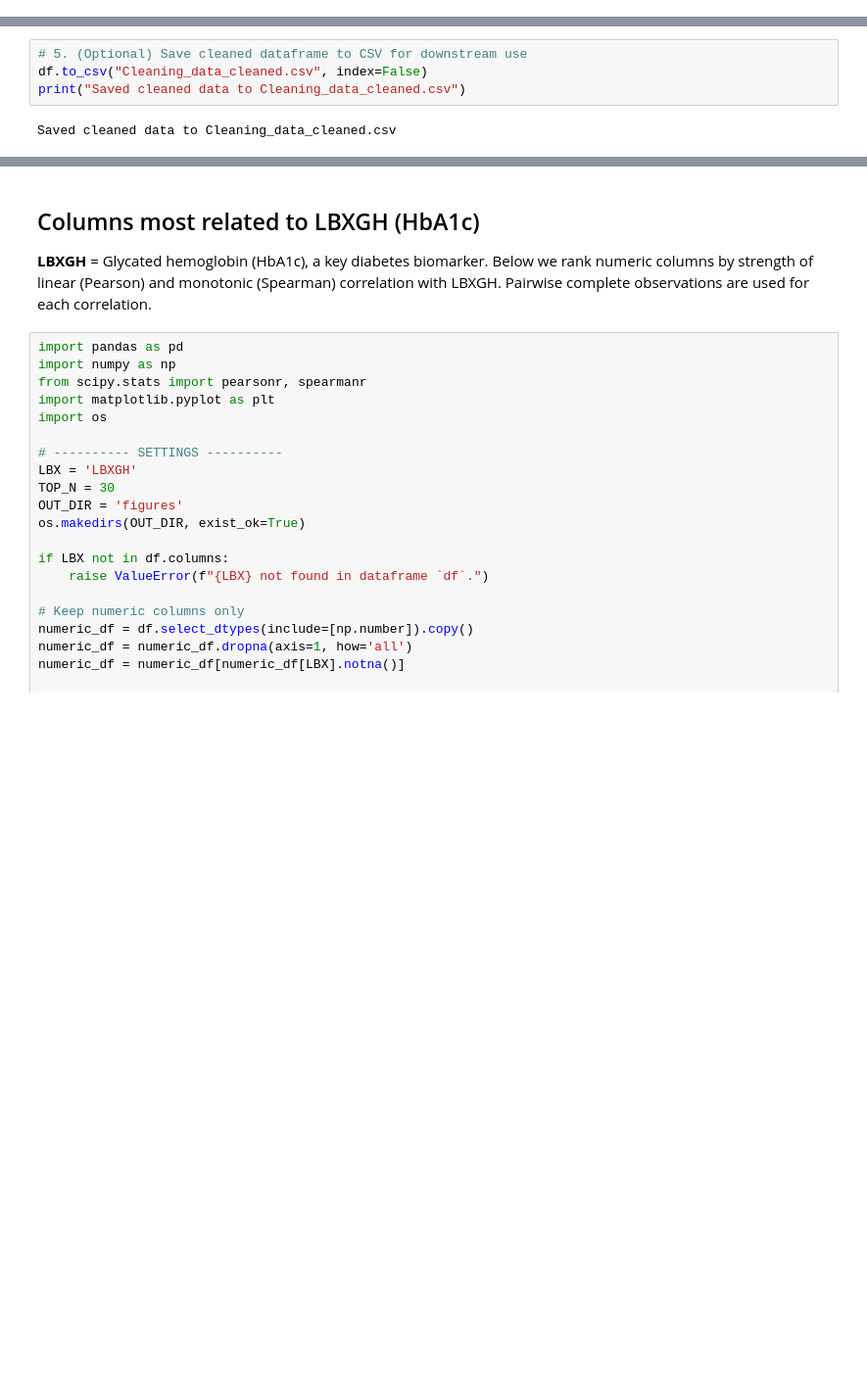
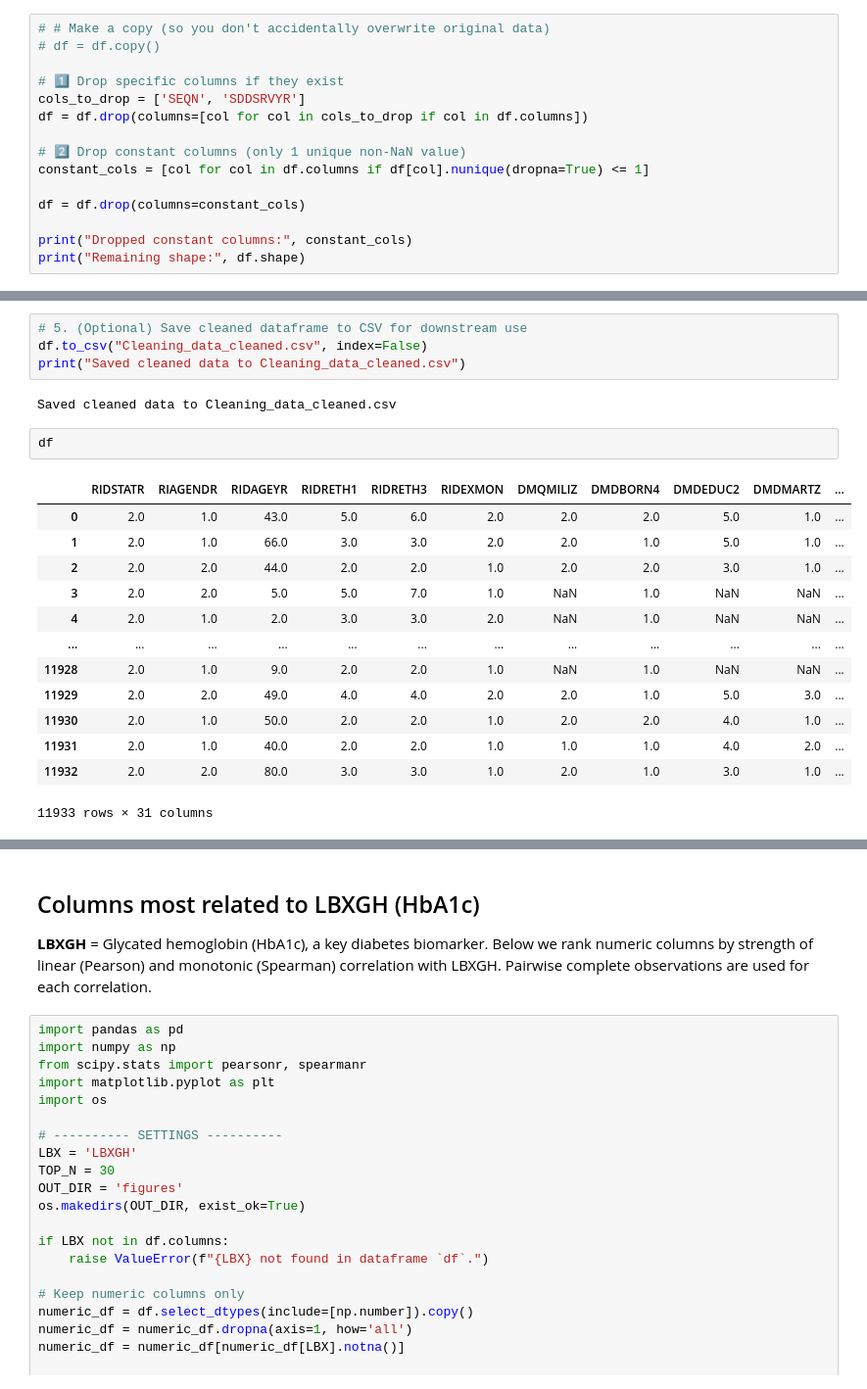
Before and after one commit to unnatiagarwal02/BMI_Applied_project, a Jupyter notebook: Data_understanding.ipynb, the cells around one changed output, grey strips where cells are left out. Shown at 98% size. Saved outputs shown, nothing was run; the diff lists cells and outputs as text; blank space fills up the shorter version.

```diff
--- a/Data_understanding.ipynb
+++ b/Data_understanding.ipynb
@@ -151,3 +145,18 @@ df.describe()
 | 75% | 139327.000000 | 12.0 | 2.000000 | 2.000000 | 6.200000e+01 | 4.000000 | 4.000000 | 2.000000 | 2.000000 | 1.000000 | ... |
 | max | 142310.000000 | 12.0 | 2.000000 | 2.000000 | 8.000000e+01 | 5.000000 | 7.000000 | 2.000000 | 7.000000 | 2.000000 | ... |
 8 rows × 33 columns
+# %%
+# # Make a copy (so you don't accidentally overwrite original data)
+# df = df.copy()
+
+# 1️⃣ Drop specific columns if they exist
+cols_to_drop = ['SEQN', 'SDDSRVYR']
+df = df.drop(columns=[col for col in cols_to_drop if col in df.columns])
+
+# 2️⃣ Drop constant columns (only 1 unique non-NaN value)
+constant_cols = [col for col in df.columns if df[col].nunique(dropna=True) <= 1]
+
+df = df.drop(columns=constant_cols)
+
+print("Dropped constant columns:", constant_cols)
+print("Remaining shape:", df.shape)
@@ -241,3 +253,19 @@ df.to_csv("Cleaning_data_cleaned.csv", index=False)
 print("Saved cleaned data to Cleaning_data_cleaned.csv")
 # %% [output]
 Saved cleaned data to Cleaning_data_cleaned.csv
+# %%
+df
+# %% [output]
+|  | RIDSTATR | RIAGENDR | RIDAGEYR | RIDRETH1 | RIDRETH3 | RIDEXMON | DMQMILIZ | DMDBORN4 | DMDEDUC2 | DMDMARTZ | ... |
+| 0 | 2.0 | 1.0 | 43.0 | 5.0 | 6.0 | 2.0 | 2.0 | 2.0 | 5.0 | 1.0 | ... |
+| 1 | 2.0 | 1.0 | 66.0 | 3.0 | 3.0 | 2.0 | 2.0 | 1.0 | 5.0 | 1.0 | ... |
+| 2 | 2.0 | 2.0 | 44.0 | 2.0 | 2.0 | 1.0 | 2.0 | 2.0 | 3.0 | 1.0 | ... |
+| 3 | 2.0 | 2.0 | 5.0 | 5.0 | 7.0 | 1.0 | NaN | 1.0 | NaN | NaN | ... |
+| 4 | 2.0 | 1.0 | 2.0 | 3.0 | 3.0 | 2.0 | NaN | 1.0 | NaN | NaN | ... |
+| ... | ... | ... | ... | ... | ... | ... | ... | ... | ... | ... | ... |
+| 11928 | 2.0 | 1.0 | 9.0 | 2.0 | 2.0 | 1.0 | NaN | 1.0 | NaN | NaN | ... |
+| 11929 | 2.0 | 2.0 | 49.0 | 4.0 | 4.0 | 2.0 | 2.0 | 1.0 | 5.0 | 3.0 | ... |
+| 11930 | 2.0 | 1.0 | 50.0 | 2.0 | 2.0 | 1.0 | 2.0 | 2.0 | 4.0 | 1.0 | ... |
+| 11931 | 2.0 | 1.0 | 40.0 | 2.0 | 2.0 | 1.0 | 1.0 | 1.0 | 4.0 | 2.0 | ... |
+| 11932 | 2.0 | 2.0 | 80.0 | 3.0 | 3.0 | 1.0 | 2.0 | 1.0 | 3.0 | 1.0 | ... |
+11933 rows × 31 columns
```
Also changed, not shown: parts of 5 cells of this notebook.
